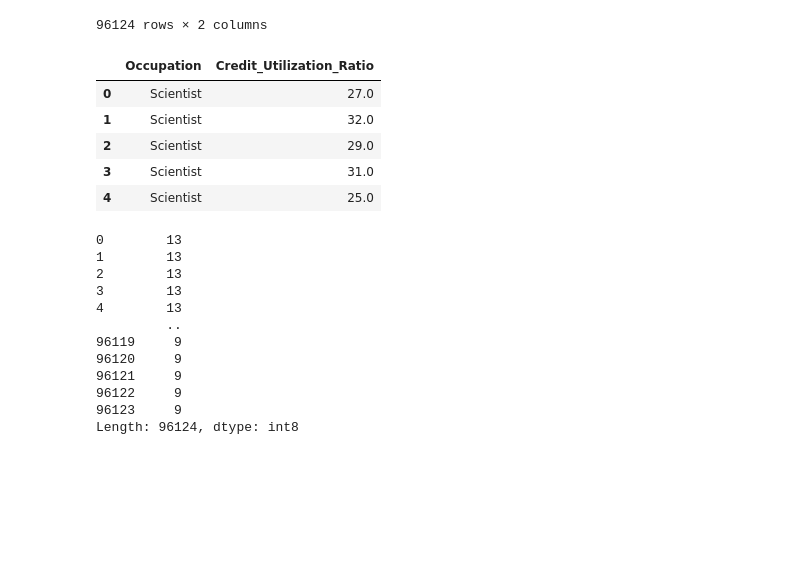
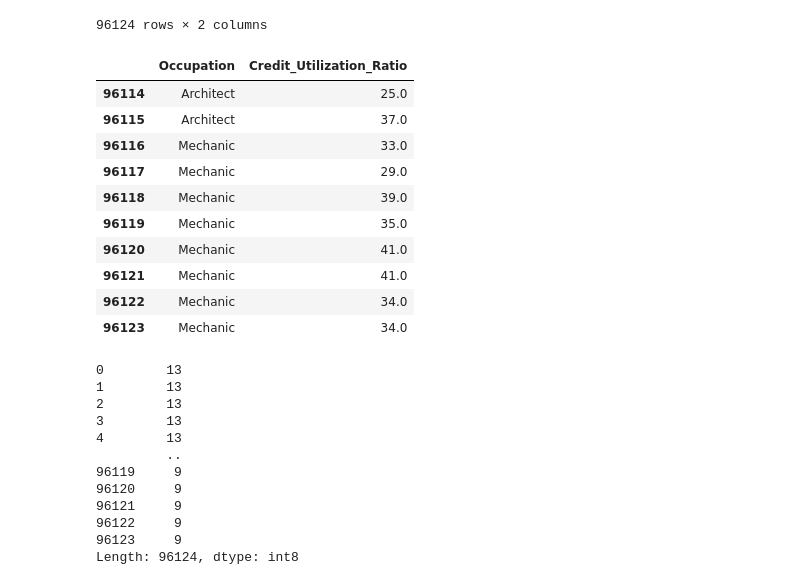
Before and after one commit to Ghukii/TMP-4sem-, a Jupyter notebook: Задание_6/Задание_6_13.ipynb, the cells around one changed output. Drawn from its saved outputs; the diff is of its cells as text; code cells hidden in the pictures; blank space fills up the shorter version.

```diff
--- a/Задание_6/Задание_6_13.ipynb
+++ b/Задание_6/Задание_6_13.ipynb
@@ -1099,14 +1099,19 @@ tmp
 96124 rows × 2 columns
 # %%
 tmp['Credit_Utilization_Ratio']= np.round(tmp['Credit_Utilization_Ratio'], decimals=0)
-tmp.head()
+tmp.tail(10)
 # %% [output]
 |  | Occupation | Credit_Utilization_Ratio |
-| 0 | Scientist | 27.0 |
-| 1 | Scientist | 32.0 |
-| 2 | Scientist | 29.0 |
-| 3 | Scientist | 31.0 |
-| 4 | Scientist | 25.0 |
+| 96114 | Architect | 25.0 |
+| 96115 | Architect | 37.0 |
+| 96116 | Mechanic | 33.0 |
+| 96117 | Mechanic | 29.0 |
+| 96118 | Mechanic | 39.0 |
+| 96119 | Mechanic | 35.0 |
+| 96120 | Mechanic | 41.0 |
+| 96121 | Mechanic | 41.0 |
+| 96122 | Mechanic | 34.0 |
+| 96123 | Mechanic | 34.0 |
 # %%
 codes = tmp['Occupation'].cat.codes
 codes
```
Also changed, not shown: parts of 6 cells of this notebook.
